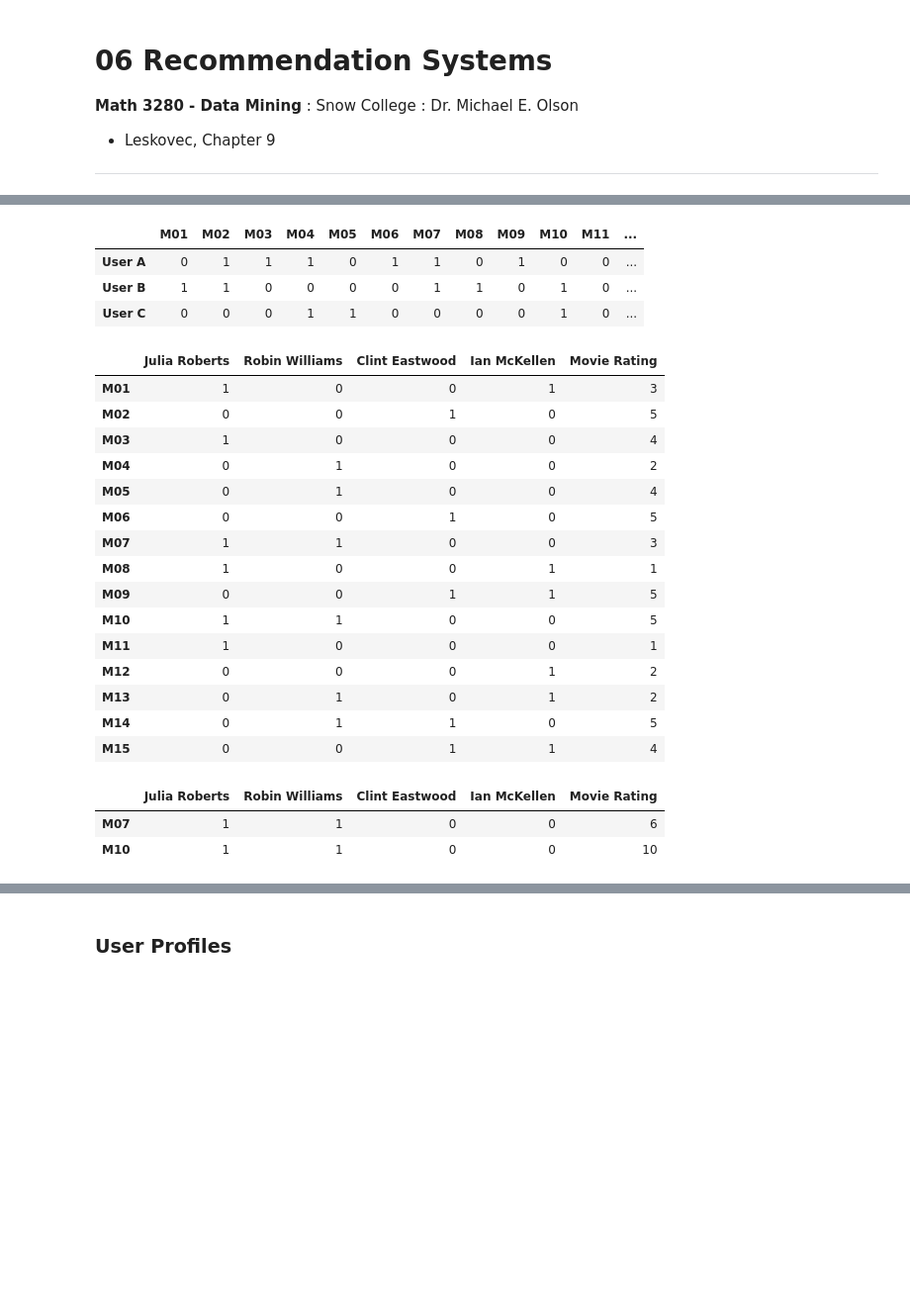
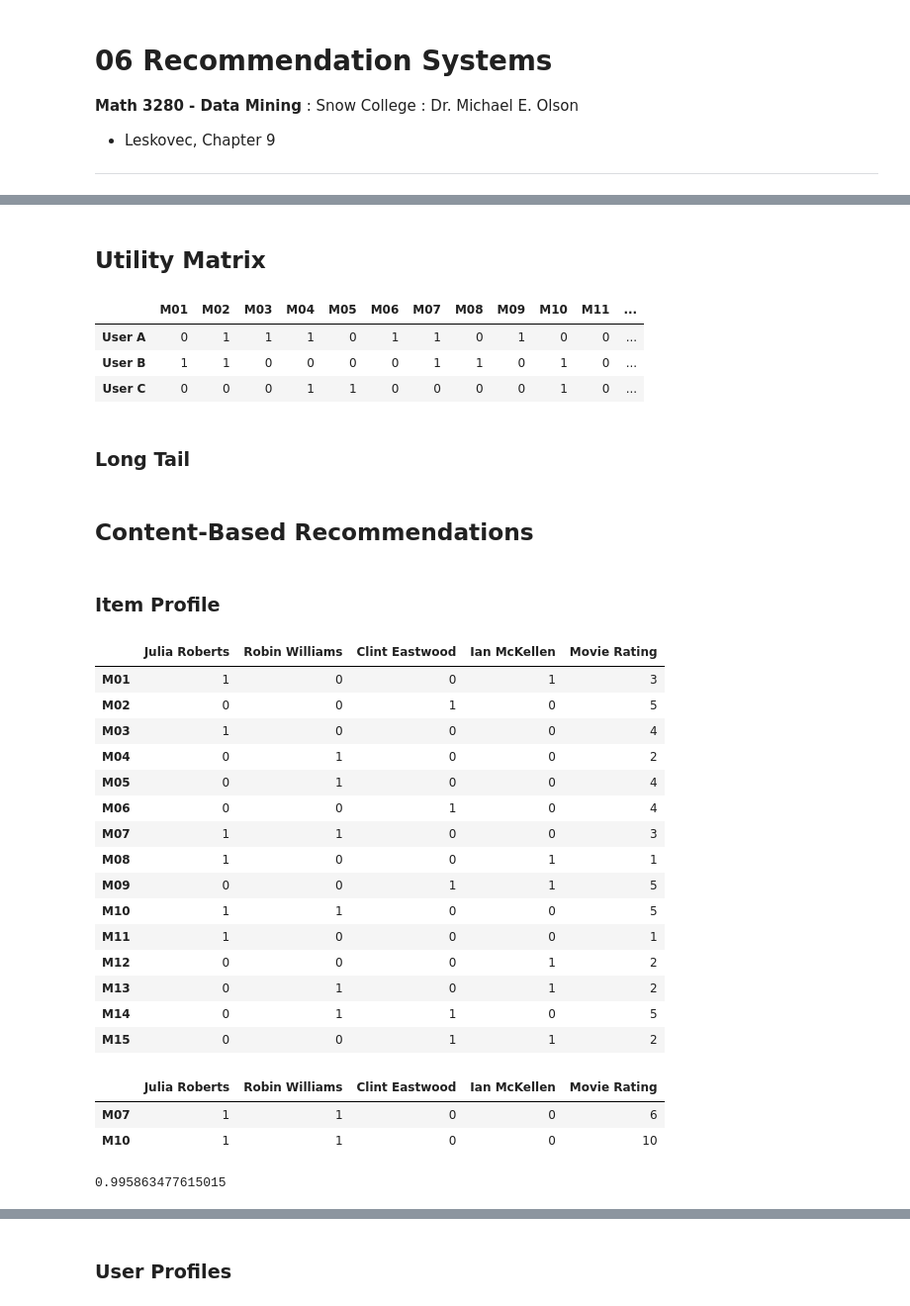
Before and after one commit to drolsonmi/math3280, a Jupyter notebook: Notes/3280_06_Recommendations.ipynb, the cells around one changed output, grey strips where cells are left out. Shown at 99% size. Cells and saved outputs as stored; diff of their text form; code cells hidden in the pictures; blank space fills up the shorter version.

```diff
--- a/Notes/3280_06_Recommendations.ipynb
+++ b/Notes/3280_06_Recommendations.ipynb
@@ -10,3 +12,5 @@ import pandas as pd
+# %% [markdown]
+## Utility Matrix
 # %%
 ## Utility Matrix
 
@@ -27,40 +31,46 @@ user_ratings
 | User A | 0 | 1 | 1 | 1 | 0 | 1 | 1 | 0 | 1 | 0 | 0 | ... |
 | User B | 1 | 1 | 0 | 0 | 0 | 0 | 1 | 1 | 0 | 1 | 0 | ... |
 | User C | 0 | 0 | 0 | 1 | 1 | 0 | 0 | 0 | 0 | 1 | 0 | ... |
+# %% [markdown]
+### Long Tail
+# %% [markdown]
+## Content-Based Recommendations
+# %% [markdown]
+### Item Profile
 # %%
 ## Item Profile : Movie Database
 actors_list = ['Julia Roberts','Robin Williams','Clint Eastwood','Ian McKellen','Movie Rating']
 
 actors = {
     'M01' : [1,0,0,1,3],
     'M02' : [0,0,1,0,5],
     'M03' : [1,0,0,0,4],
     'M04' : [0,1,0,0,2],
     'M05' : [0,1,0,0,4],
-    'M06' : [0,0,1,0,5],
+    'M06' : [0,0,1,0,4],
     'M07' : [1,1,0,0,3],
     'M08' : [1,0,0,1,1],
     'M09' : [0,0,1,1,5],
     'M10' : [1,1,0,0,5],
     'M11' : [1,0,0,0,1],
     'M12' : [0,0,0,1,2],
     'M13' : [0,1,0,1,2],
     'M14' : [0,1,1,0,5],
-    'M15' : [0,0,1,1,4]
+    'M15' : [0,0,1,1,2]
 }
 
 movie_casts = pd.DataFrame(actors).transpose()
 movie_casts.columns = actors_list
 
 movie_casts
 # %% [output]
 |  | Julia Roberts | Robin Williams | Clint Eastwood | Ian McKellen | Movie Rating |
 | M01 | 1 | 0 | 0 | 1 | 3 |
 | M02 | 0 | 0 | 1 | 0 | 5 |
 | M03 | 1 | 0 | 0 | 0 | 4 |
 | M04 | 0 | 1 | 0 | 0 | 2 |
 | M05 | 0 | 1 | 0 | 0 | 4 |
-| M06 | 0 | 0 | 1 | 0 | 5 |
+| M06 | 0 | 0 | 1 | 0 | 4 |
 | M07 | 1 | 1 | 0 | 0 | 3 |
 | M08 | 1 | 0 | 0 | 1 | 1 |
 | M09 | 0 | 0 | 1 | 1 | 5 |
@@ -69,5 +79,5 @@ movie_casts
 | M12 | 0 | 0 | 0 | 1 | 2 |
 | M13 | 0 | 1 | 0 | 1 | 2 |
 | M14 | 0 | 1 | 1 | 0 | 5 |
-| M15 | 0 | 0 | 1 | 1 | 4 |
+| M15 | 0 | 0 | 1 | 1 | 2 |
 # %%
@@ -88,3 +98,7 @@ movie_comparison
 |  | Julia Roberts | Robin Williams | Clint Eastwood | Ian McKellen | Movie Rating |
 | M07 | 1 | 1 | 0 | 0 | 6 |
 | M10 | 1 | 1 | 0 | 0 | 10 |
+# %%
+cosine_distance(movie_comparison.loc[movie_1], movie_comparison.loc[movie_2])
+# %% [output]
+0.995863477615015
```
Also changed, not shown: parts of 35 cells of this notebook.
